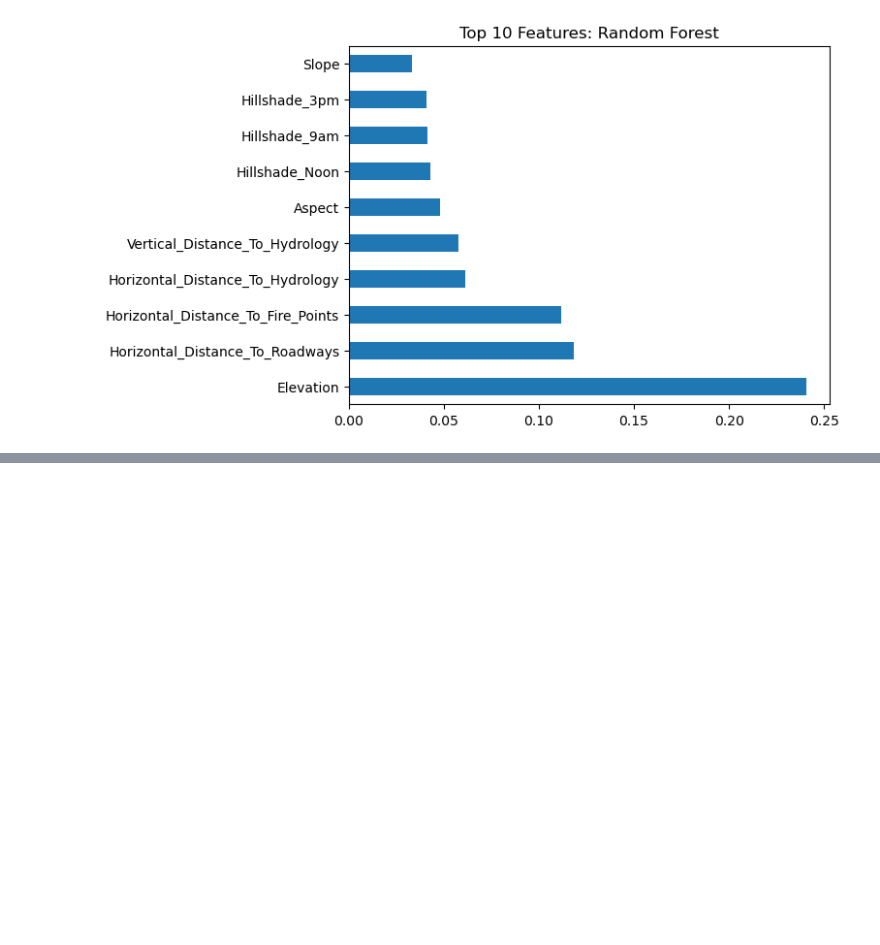
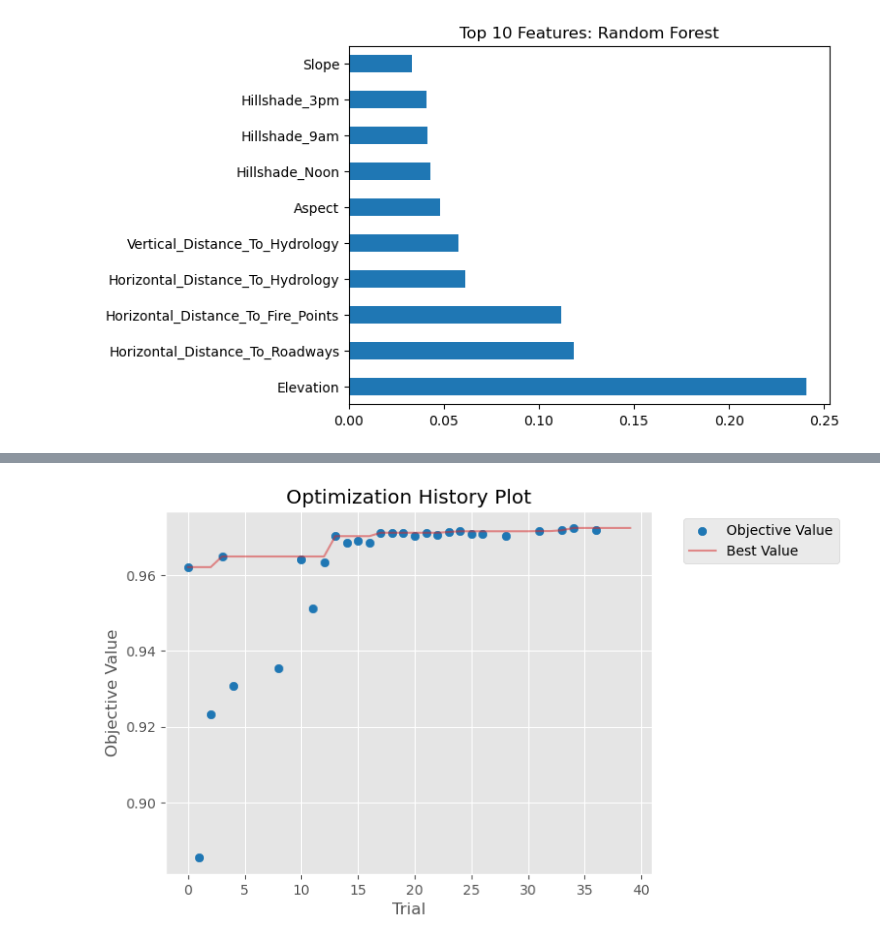
Before and after one commit to ZeyadElgedawy/Forest-Cover-Type-Classification, a Jupyter notebook: src/forest_cover_type_classification.ipynb, the cells around one changed output, grey strips where cells are left out. Cells and saved outputs as stored; diff of their text form; code cells hidden in the pictures; blank space fills up the shorter version.

```diff
--- a/src/forest_cover_type_classification.ipynb
+++ b/src/forest_cover_type_classification.ipynb
@@ -391,0 +416,5 @@ KeyboardInterrupt:
+# %%
+plot_optimization_history(study)
+plt.show()
+# %% [output]
+[figure, added]
```
Also changed, not shown: parts of 11 cells of this notebook.
